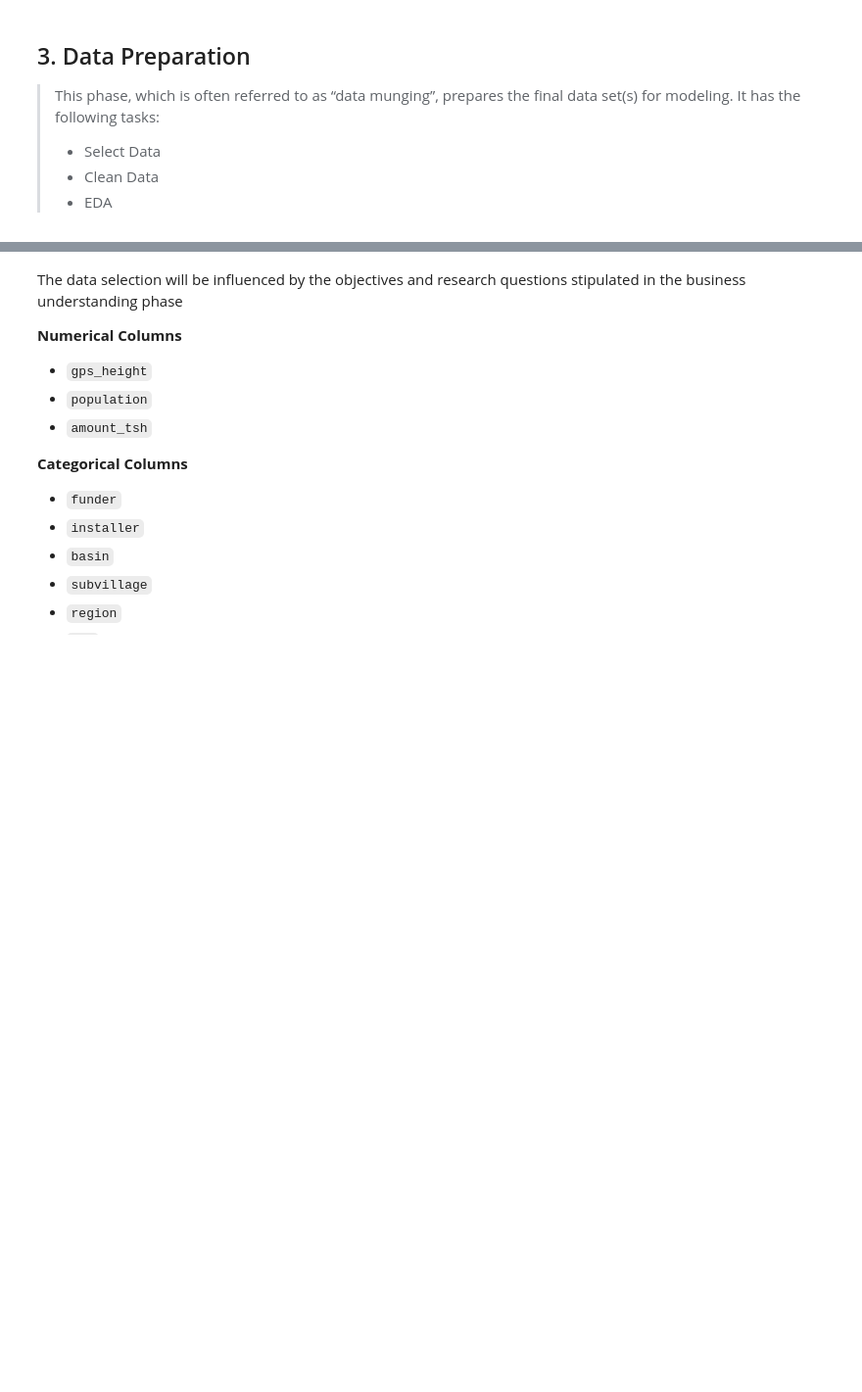
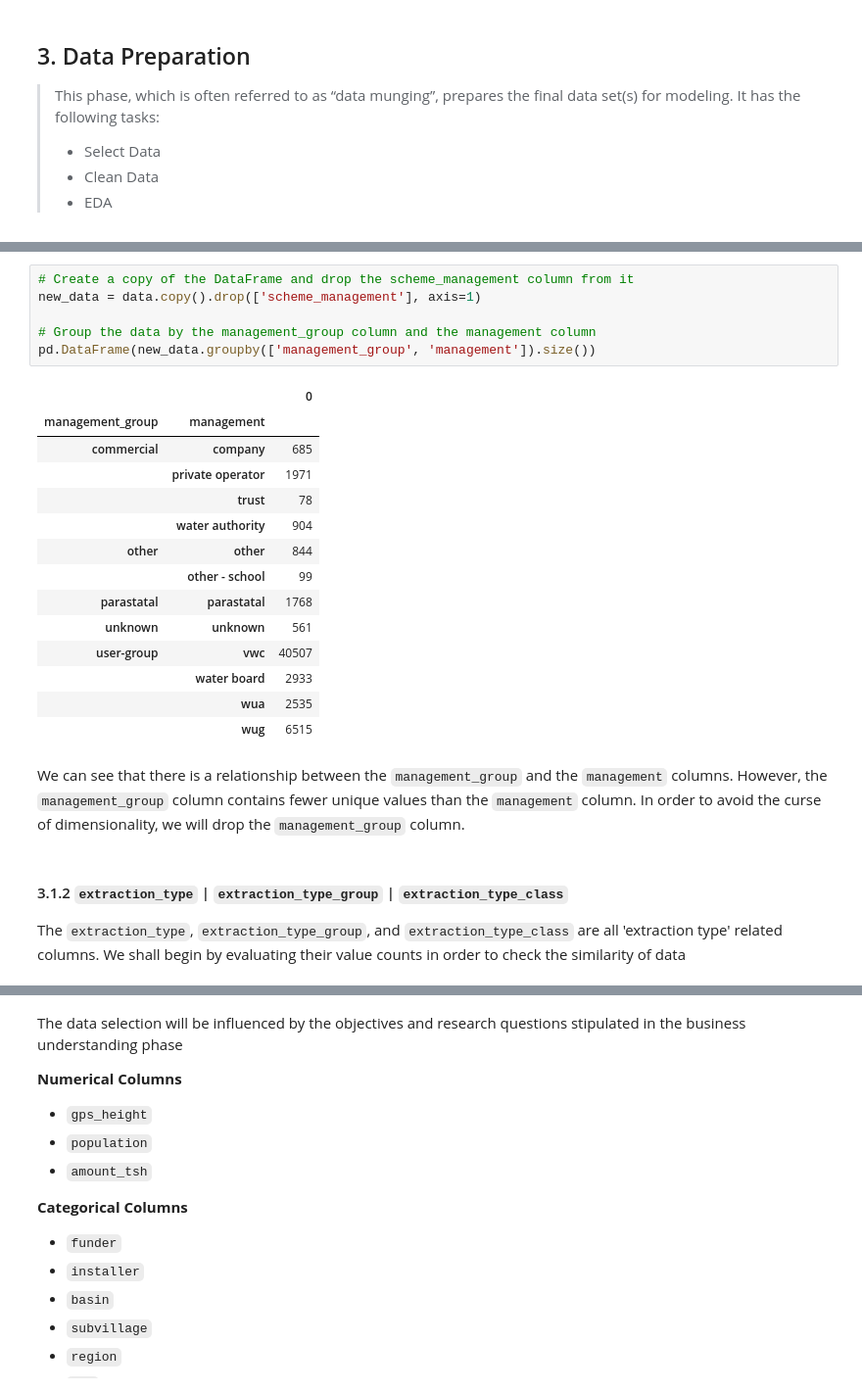
Before and after one commit to femikamau/Tanzanian-Water-Wells-Prediction, a Jupyter notebook: index.ipynb, the cells around one changed output, grey strips where cells are left out. Shown: that part at 98% size. Saved outputs shown, nothing was run; the diff lists cells and outputs as text; blank space fills up the shorter version.

```diff
--- a/index.ipynb
+++ b/index.ipynb
@@ -230,0 +288,27 @@ From the numerical column description, we can see that the data is
+# %%
+# Create a copy of the DataFrame and drop the scheme_management column from it
+new_data = data.copy().drop(['scheme_management'], axis=1)
+
+# Group the data by the management_group column and the management column
+pd.DataFrame(new_data.groupby(['management_group', 'management']).size())
+# %% [output]
+|  |  | 0 |
+| management_group | management |  |
+| commercial | company | 685 |
+|  | private operator | 1971 |
+|  | trust | 78 |
+|  | water authority | 904 |
+| other | other | 844 |
+|  | other - school | 99 |
+| parastatal | parastatal | 1768 |
+| unknown | unknown | 561 |
+| user-group | vwc | 40507 |
+|  | water board | 2933 |
+|  | wua | 2535 |
+|  | wug | 6515 |
+# %% [markdown]
+We can see that there is a relationship between the `management_group` and the `management` columns. However, the `management_group` column contains fewer unique values than the `management` column. In order to avoid the curse of dimensionality, we will drop the `management_group` column.
+# %% [markdown]
+#### 3.1.2 `extraction_type` | `extraction_type_group` | `extraction_type_class`
+
+The `extraction_type`, `extraction_type_group`, and `extraction_type_class` are all 'extraction type' related columns. We shall begin by evaluating their value counts in order to check the similarity of data
```
Also changed, not shown: parts of 40 cells of this notebook.
